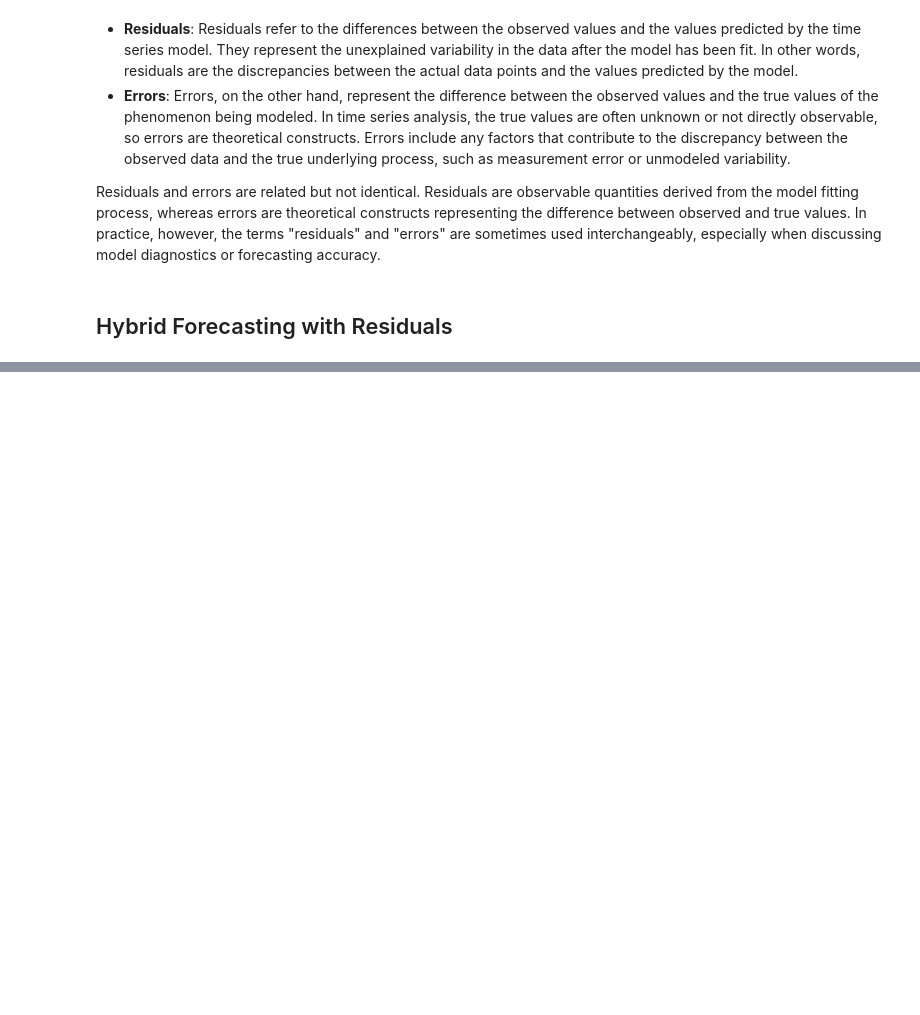
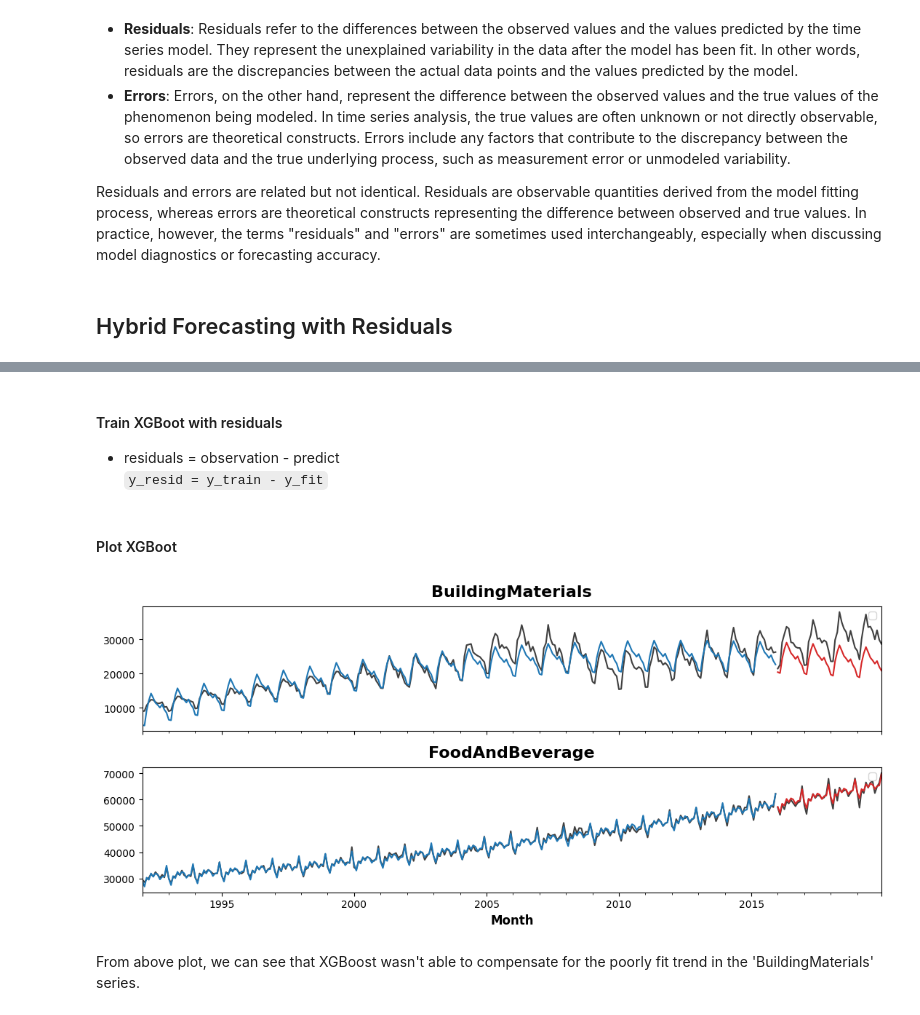
Before and after one commit to andersonliu/learn_ai, a Jupyter notebook: notebooks/time_series/5_hybird_models.ipynb, the cells around one changed output, grey strips where cells are left out. Drawn from its saved outputs; the diff is of its cells as text; code cells hidden in the pictures; blank space fills up the shorter version.

Commit message:
time series

```diff
--- a/notebooks/time_series/5_hybird_models.ipynb
+++ b/notebooks/time_series/5_hybird_models.ipynb
@@ -72,0 +319,3 @@ Usually features of each model are various (X_train_1 and X_train_2 above). If f
+# %%
+# Label encoding for annual seasonality
+X["Month"] = X.index.month  # values are 1, 2, ..., 12
@@ -72,0 +332,52 @@ Usually features of each model are various (X_train_1 and X_train_2 above). If f
+# %%
+# Create splits
+X_train, X_test = X.loc[idx_train, :], X.loc[idx_test, :]
+y_train, y_test = y.loc[idx_train], y.loc[idx_test]
+# %% [markdown]
+#### Train XGBoot with residuals
+* residuals = observation - predict<br>
+  `y_resid = y_train - y_fit`
+# %%
+# Pivot wide to long (stack) and convert DataFrame to Series (squeeze)
+y_fit = y_fit.stack().squeeze()    # trend from training set
+y_pred = y_pred.stack().squeeze()  # trend from test set
+
+# Create residuals (the collection of detrended series) from the training set
+y_resid = y_train - y_fit
+
+# Train XGBoost on the residuals
+xgb = XGBRegressor()
+xgb.fit(X_train, y_resid)
+
+# Add the predicted residuals onto the predicted trends
+y_fit_boosted = xgb.predict(X_train) + y_fit
+y_pred_boosted = xgb.predict(X_test) + y_pred
+# %% [markdown]
+#### Plot XGBoot
+# %%
+# Black line: within observation
+axs = y_train.unstack(['Industries']).plot(
+    color='0.25', figsize=(11, 5), subplots=True, sharex=True,
+    title=['BuildingMaterials', 'FoodAndBeverage'],
+)
+
+# Black line: beyond observation
+axs = y_test.unstack(['Industries']).plot(
+    color='0.25', subplots=True, sharex=True, ax=axs,
+)
+
+# Blue line: forecast within observation
+axs = y_fit_boosted.unstack(['Industries']).plot(
+    color='C0', subplots=True, sharex=True, ax=axs,
+)
+
+# Red line: forecast beyoned observation
+axs = y_pred_boosted.unstack(['Industries']).plot(
+    color='C3', subplots=True, sharex=True, ax=axs,
+)
+
+for ax in axs: ax.legend([])
+# %% [output]
+[figure, added]
+# %% [markdown]
+From above plot, we can see that XGBoost wasn't able to compensate for the poorly fit trend in the 'BuildingMaterials' series.
```
Also changed, not shown: parts of 27 cells of this notebook, 4 other files.
